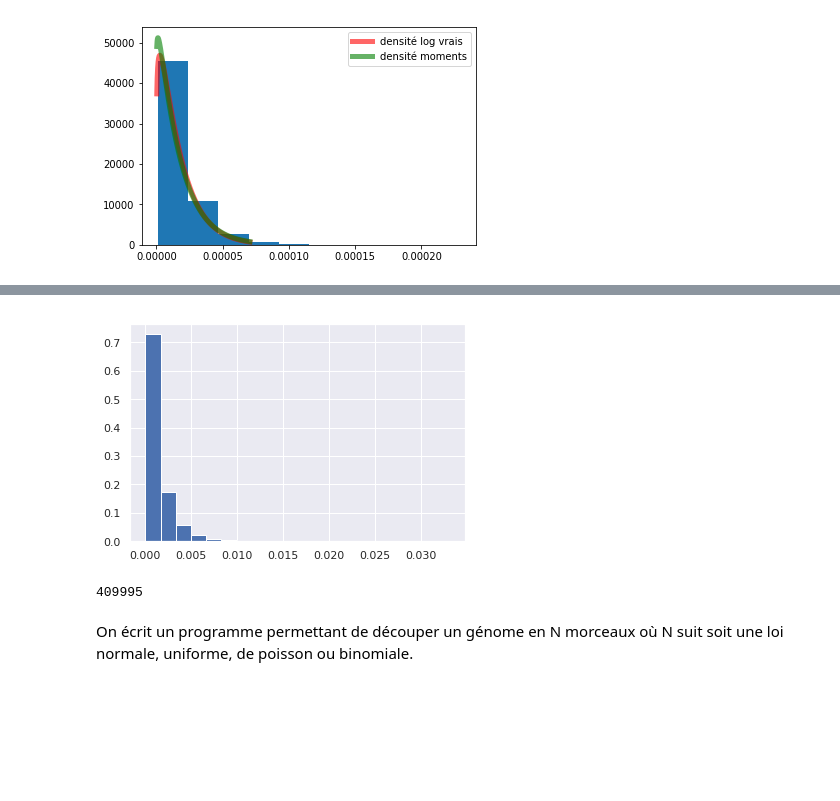
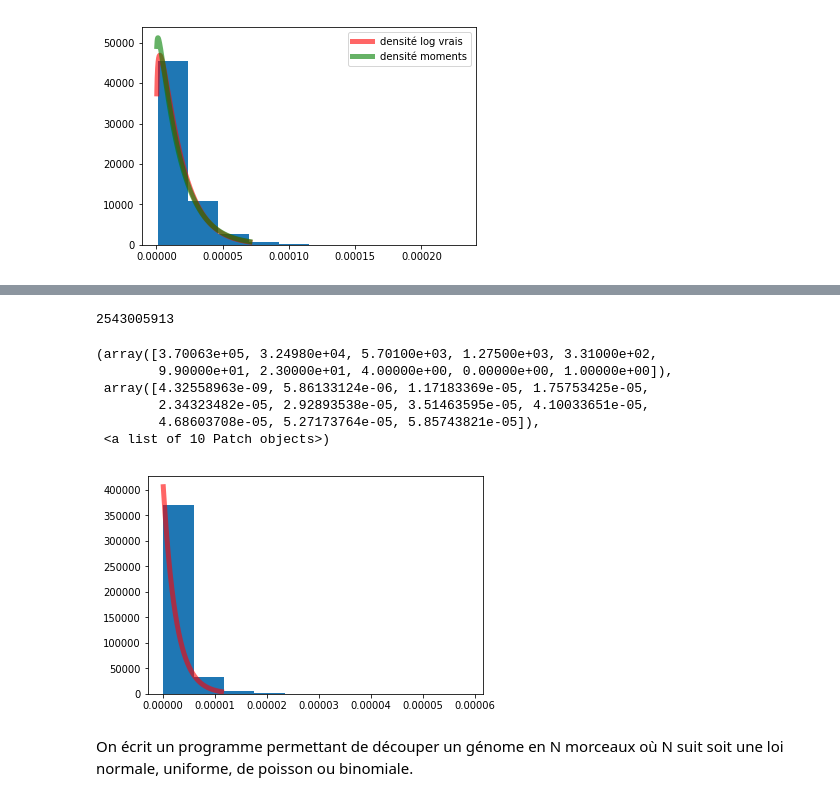
Before and after one commit to aminaghoul/reads_seq, a Jupyter notebook: generer_normale.ipynb, the cells around one changed output, grey strips where cells are left out. Cells and saved outputs as stored; diff of their text form; code cells hidden in the pictures; blank space fills up the shorter version.

```diff
--- a/generer_normale.ipynb
+++ b/generer_normale.ipynb
@@ -141,14 +138,21 @@ for i, element in enumerate(f):
-# %%
-t = 4500000
-
-norm = [i / t for i in taille]
-weights = np.ones_like(taille) / float(len(taille))
-plt.hist(norm, bins=20, weights=weights)
-plt.show()
-print(len(taille))
-# %% [output]
-[figure, removed]
-409995
+# %%
+t = sum(taille)
+print(t)
+a=1
+b=len(taille)
+norm = [i / t for i in taille]
+x = np.linspace(beta.ppf(0.01, a, b), beta.ppf(0.99, a, b), 60000)
+plt.plot(x, beta.pdf(x, a, b),'r-', lw=5, alpha=0.6, label='densité bêta(1,60000)')
+plt.hist(norm)
+# %% [output]
+2543005913
+(array([3.70063e+05, 3.24980e+04, 5.70100e+03, 1.27500e+03, 3.31000e+02,
+        9.90000e+01, 2.30000e+01, 4.00000e+00, 0.00000e+00, 1.00000e+00]),
+ array([4.32558963e-09, 5.86133124e-06, 1.17183369e-05, 1.75753425e-05,
+        2.34323482e-05, 2.92893538e-05, 3.51463595e-05, 4.10033651e-05,
+        4.68603708e-05, 5.27173764e-05, 5.85743821e-05]),
+ <a list of 10 Patch objects>)
+[figure, added]
 # %% [markdown]
 On écrit un programme permettant de découper un génome en N morceaux où N suit soit une loi normale, uniforme, de poisson ou binomiale.
 # %%
```
Also changed, not shown: parts of 3 cells of this notebook.
